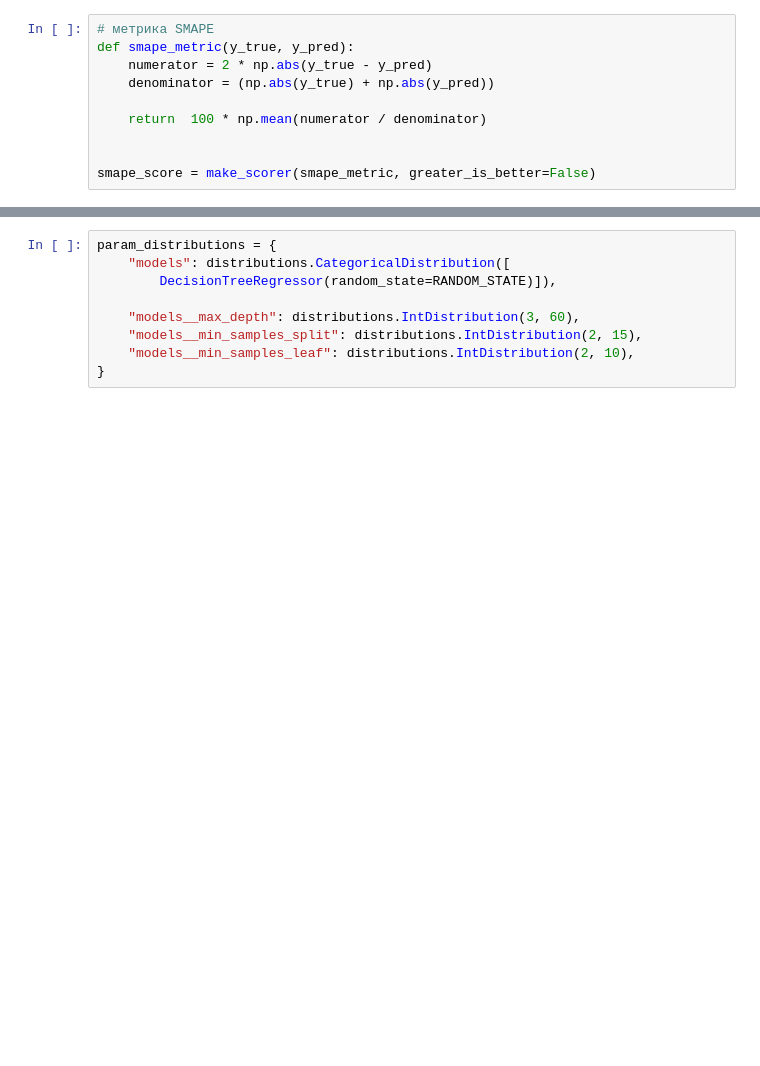
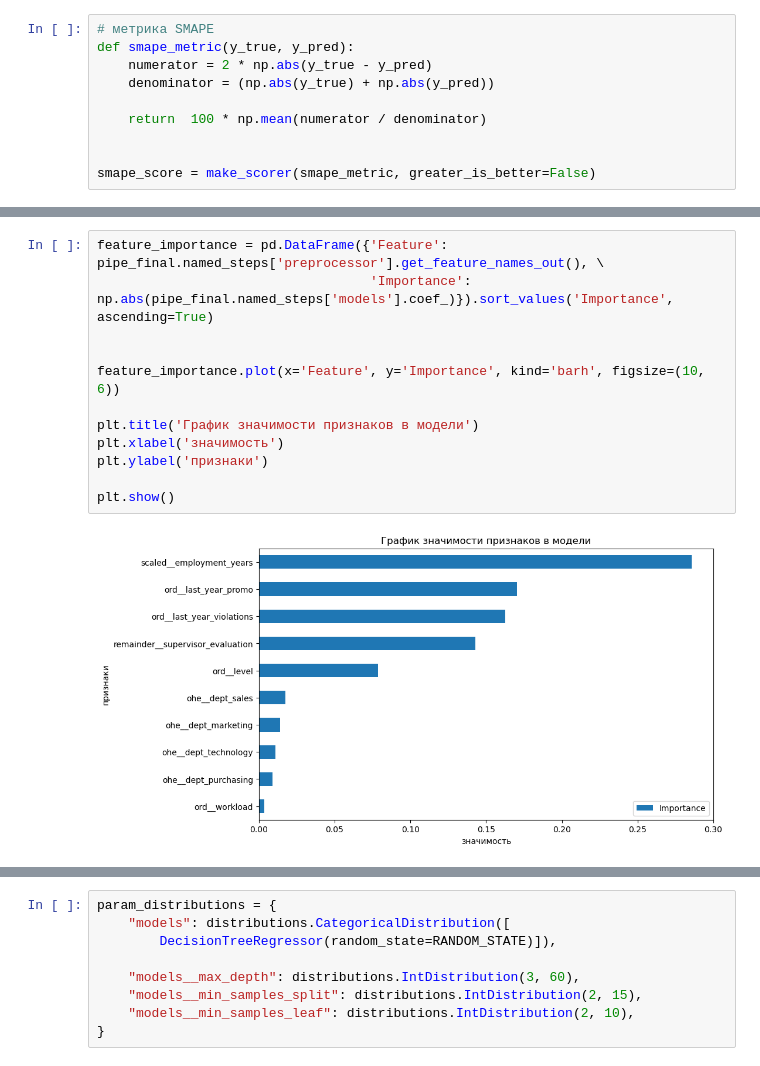
Before and after one commit to serguntsov/ML_HR_ANALYST, a Jupyter notebook: satisfaction_rate_job.ipynb, the cells around one changed output, grey strips where cells are left out. Saved outputs shown, nothing was run; the diff lists cells and outputs as text; blank space fills up the shorter version.

```diff
--- a/satisfaction_rate_job.ipynb
+++ b/satisfaction_rate_job.ipynb
@@ -517,0 +546,14 @@ smape_score = make_scorer(smape_metric, greater_is_better=False)
+# %%
+feature_importance = pd.DataFrame({'Feature': pipe_final.named_steps['preprocessor'].get_feature_names_out(), \
+                                   'Importance': np.abs(pipe_final.named_steps['models'].coef_)}).sort_values('Importance', ascending=True)
+
+
+feature_importance.plot(x='Feature', y='Importance', kind='barh', figsize=(10, 6))
+
+plt.title('График значимости признаков в модели')
+plt.xlabel('значимость')
+plt.ylabel('признаки')
+
+plt.show()
+# %% [output]
+[figure, added]
```
Also changed, not shown: parts of 22 cells of this notebook, 1 other file.
